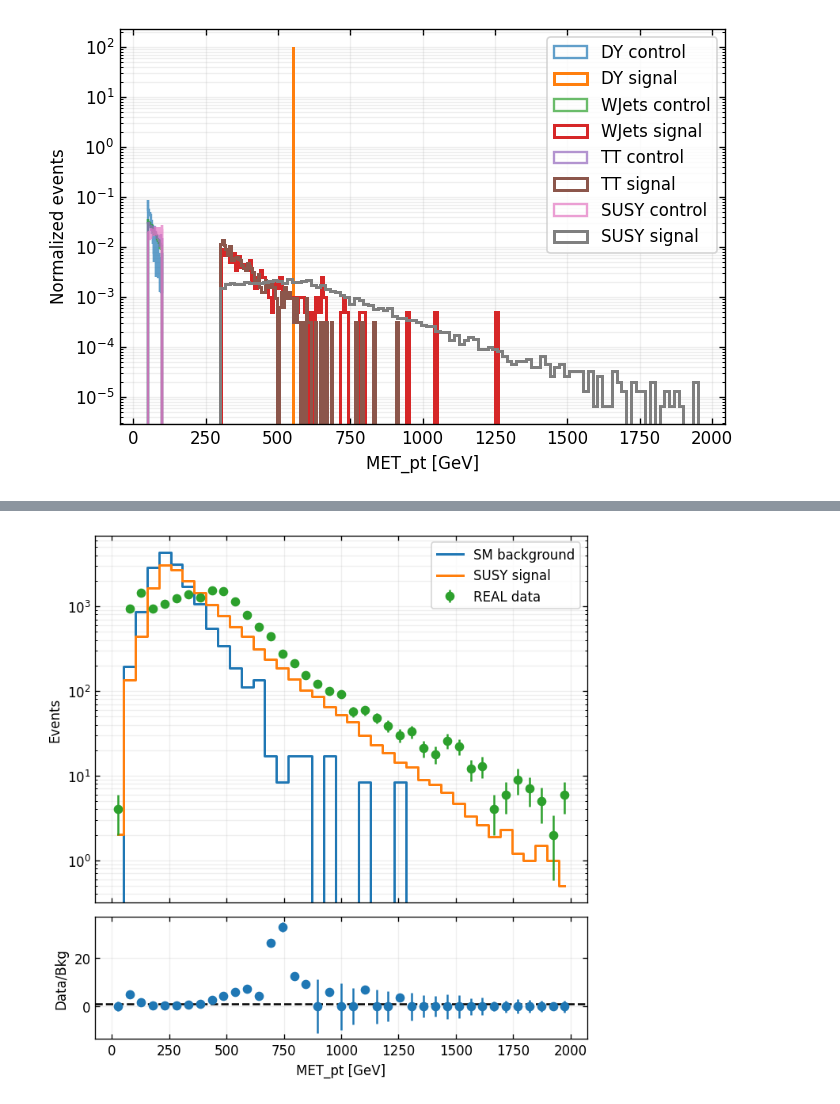
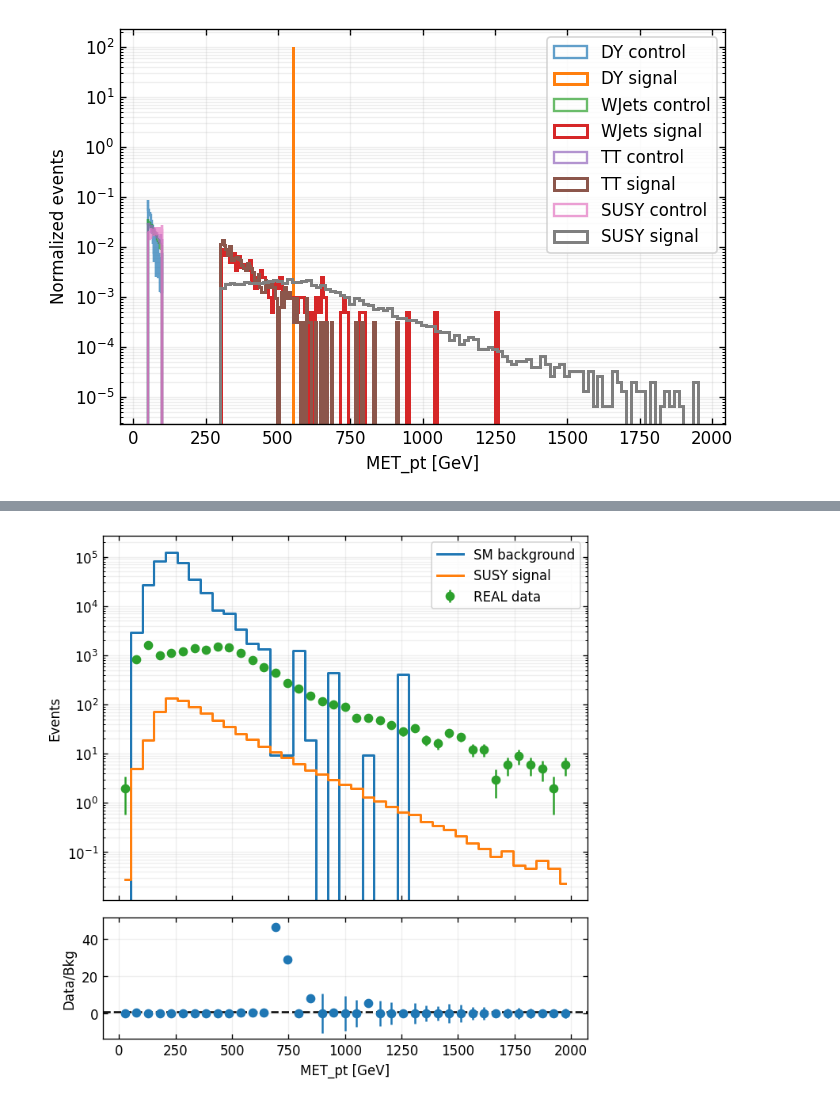
Before and after one commit to prajwal816/CMS-SUSY-Analysis, a Jupyter notebook: SUSYSignalRegions.ipynb, the cells around one changed output, grey strips where cells are left out. Drawn from its saved outputs; the diff is of its cells as text; code cells hidden in the pictures.

Commit message:
Kaggle Notebook | SUSY Signal Regions | Version 27

```diff
--- a/SUSYSignalRegions.ipynb
+++ b/SUSYSignalRegions.ipynb
@@ -345,11 +345,11 @@ from xgboost import XGBClassifier
 # split features and labels
 X = train_df.drop(columns=["label","source"])
 y = train_df["label"]
-
+feature_cols = X.columns.tolist()
 # apply log transform
 for c in log_cols:
     if c in X.columns:
-        X[c] = np.log1p(X[c])
+        X.loc[:, c] = np.log1p(X[c])
 
 # feature scaling
 scaler = StandardScaler()
@@ -707,7 +720,7 @@ for name in ["DY","WJets","TT","SUSY","REAL"]:
 
         for c in log_cols:
             if c in X.columns:
-                X[c] = np.log1p(X[c])
+                X.loc[:,c] = np.log1p(X[c])
 
         X = scaler.transform(X)
 
@@ -719,11 +732,23 @@ for name in ["DY","WJets","TT","SUSY","REAL"]:
         if len(selected)==0:
             continue
 
-        hist,_ = np.histogram(selected["MET_pt"], bins=met_bins)
+        # ----- event weights -----
+        if name in weights:
+            w = np.full(len(selected), weights[name] / stats[name]["initial"])
+        else:
+            w = np.ones(len(selected))
+
+        hist,_ = np.histogram(
+            selected["MET_pt"],
+            bins=met_bins,
+            weights=w
+        )
 
         if name=="SUSY":
             yield_sig += hist
+
         elif name=="REAL":
             yield_data += hist
+
         else:
             yield_bg += hist
@@ -731,13 +820,6 @@ for name in ["DY","WJets","TT","SUSY","REAL"]:
 import matplotlib.pyplot as plt
 
 bin_centers = 0.5*(met_bins[1:] + met_bins[:-1])
-
-# --- normalization (shape normalization) ---
-scale_bg = yield_data.sum() / max(yield_bg.sum(),1)
-yield_bg_scaled = yield_bg * scale_bg
-
-scale_sig = yield_data.sum() / max(yield_sig.sum(),1)
-yield_sig_scaled = yield_sig * scale_sig
 
 fig,(ax,rax) = plt.subplots(
     2,1,
@@ -747,49 +829,53 @@ fig,(ax,rax) = plt.subplots(
     sharex=True
 )
 
-# top panel
-ax.step(bin_centers, yield_bg_scaled, where="mid",
+# --- event yields ---
+ax.step(bin_centers, yield_bg, where="mid",
         label="SM background", linewidth=1.8)
 
-ax.step(bin_centers, yield_sig_scaled, where="mid",
+ax.step(bin_centers, yield_sig, where="mid",
         label="SUSY signal", linewidth=1.8)
 
-ax.errorbar(bin_centers, yield_data,
-            yerr=np.sqrt(yield_data),
-            fmt="o", label="REAL data")
+ax.errorbar(
+    bin_centers,
+    yield_data,
+    yerr=np.sqrt(yield_data),
+    fmt="o",
+    label="REAL data"
+)
 
 ax.set_yscale("log")
 ax.set_ylabel("Events")
 ax.legend()
 
 paper_axes(ax)
 
-# --- ratio panel (data / background) ---
+# ----- ratio panel -----
 ratio = np.divide(
     yield_data,
-    yield_bg_scaled,
-    out=np.zeros_like(yield_data,dtype=float),
-    where=yield_bg_scaled>0
+    yield_bg,
+    out=np.zeros_like(yield_data),
+    where=yield_bg>0
 )
 
 rax.axhline(1,color="black",linestyle="--")
 
 rax.errorbar(
     bin_centers,
     ratio,
-    yerr=np.sqrt(yield_data)/np.maximum(yield_bg_scaled,1),
+    yerr=np.sqrt(yield_data)/np.maximum(yield_bg,1),
     fmt="o"
 )
 
 rax.set_xlabel("MET_pt [GeV]")
 rax.set_ylabel("Data/Bkg")
 
 paper_axes(rax)
 
 fig.tight_layout()
 
-plt.savefig("/kaggle/working/met_yield_comparison_normalized.jpg", dpi=300)
+plt.savefig("/kaggle/working/met_yield_physics_normalized.jpg", dpi=300)
 
 plt.show()
 # %% [output]
-[figure, old version]
+[figure, new version]
```
Also changed, not shown: parts of 8 cells of this notebook.
